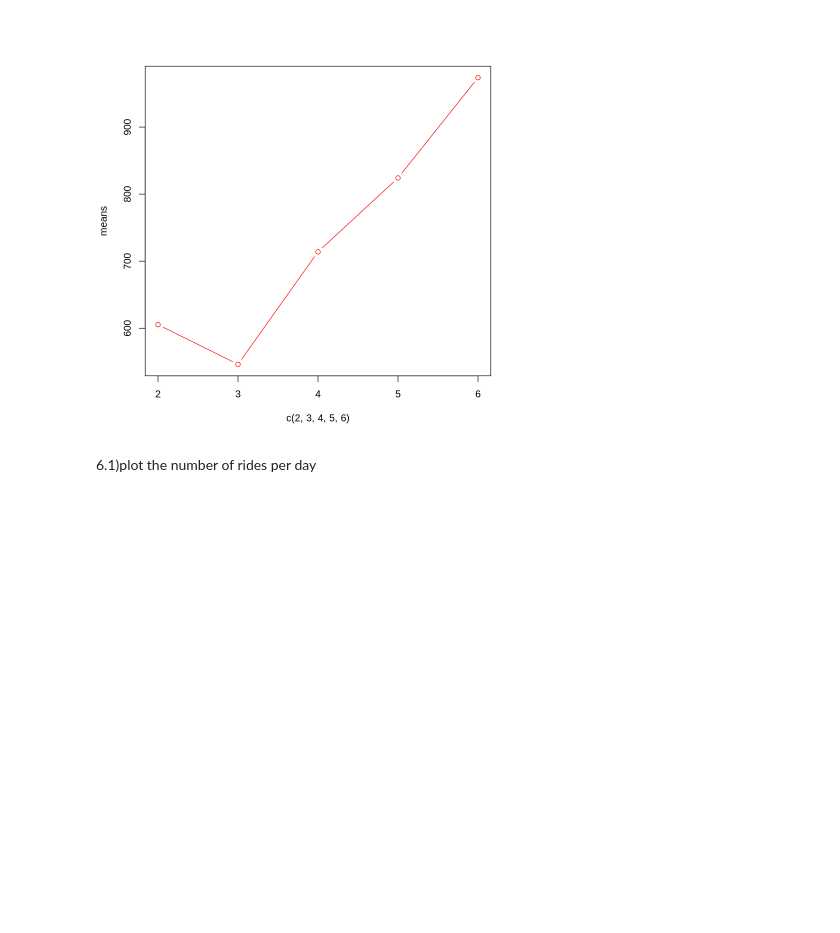
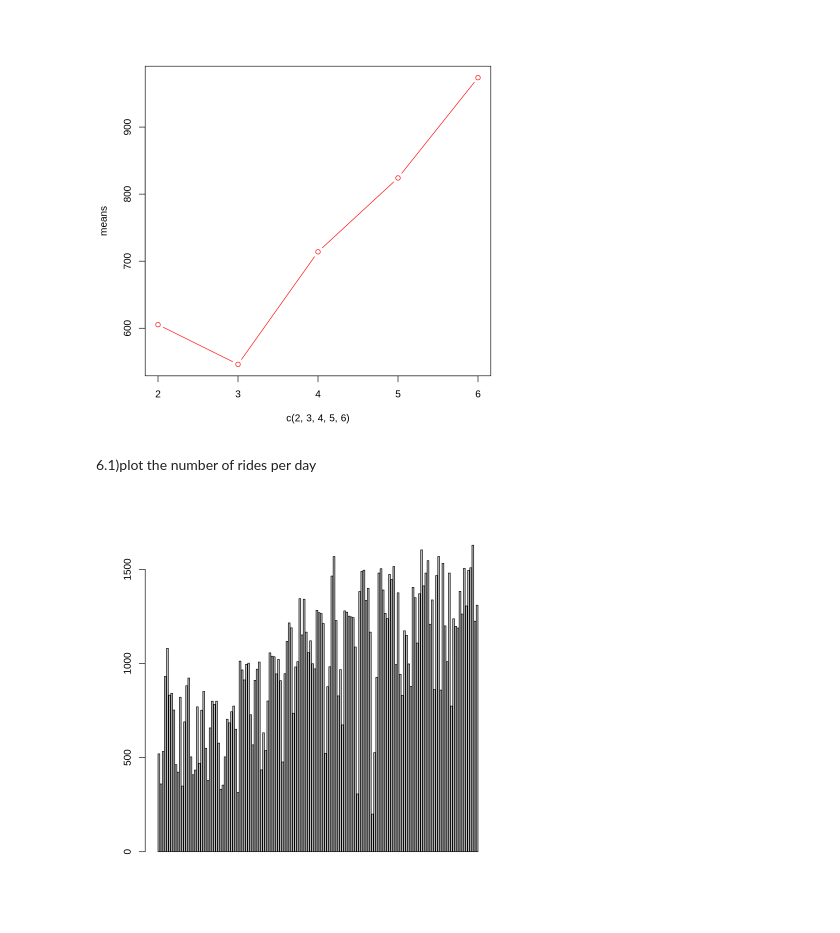
Before and after one commit to pietromalagoli/asp, a Jupyter notebook: code/lab01/Malagoli_Pietro_Lab01.ipynb, the cells around one changed output. Drawn from its saved outputs; the diff is of its cells as text; code cells hidden in the pictures; blank space fills up the shorter version.

```diff
--- a/code/lab01/Malagoli_Pietro_Lab01.ipynb
+++ b/code/lab01/Malagoli_Pietro_Lab01.ipynb
@@ -139,3 +139,13 @@ for (i in 2:6){
 [figure]
 # %% [markdown]
 6.1)plot the number of rides per day
+# %%
+df$date <- substr(df$starttime,1,10)
+# %%
+rides_per_day <- df %>%
+ group_by(date) %>%
+ summarize(num_rides = n())
+# %%
+barplot(rides_per_day$num_rides)
+# %% [output]
+[figure, added]
```
